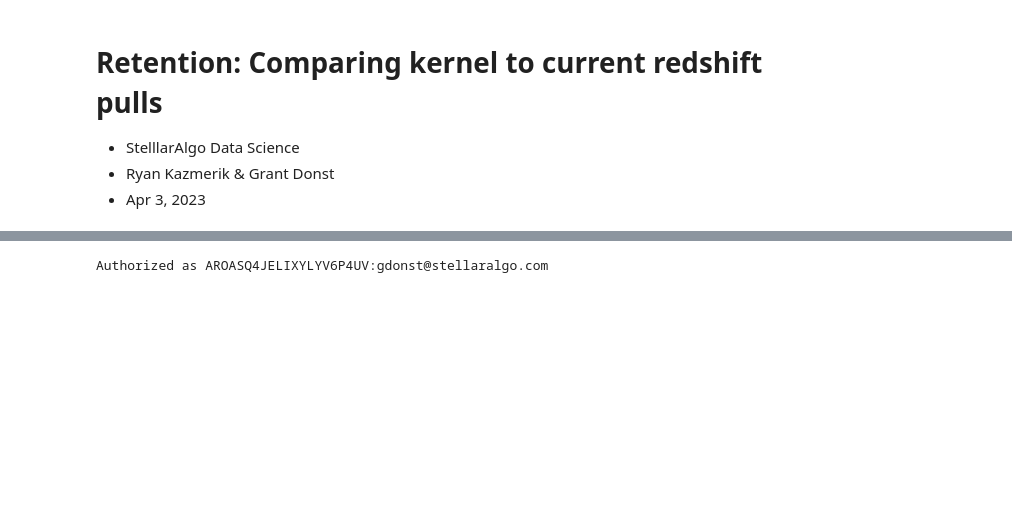
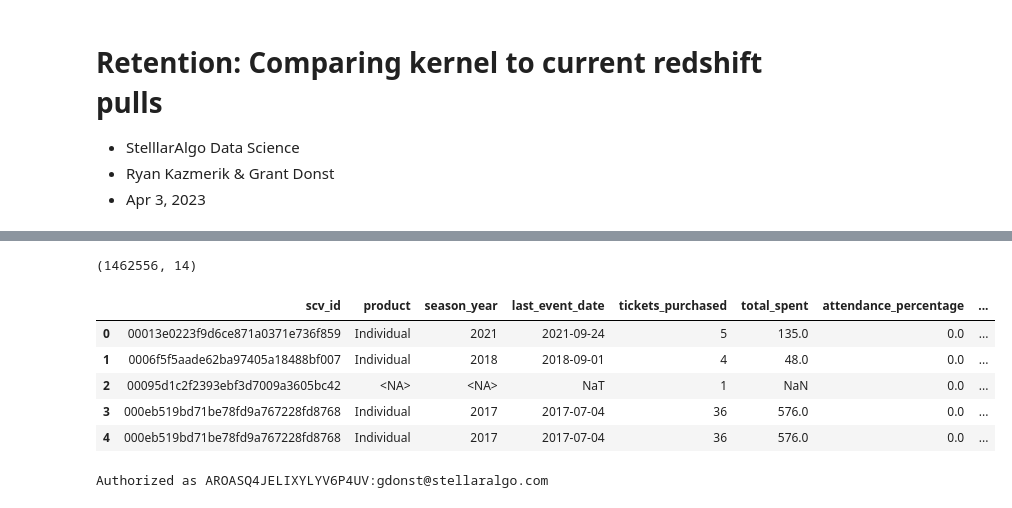
Before and after one commit to ryankazmerik/data-sci, a Jupyter notebook: experiments/Athena Workbench Retention.ipynb, the cells around one changed output, grey strips where cells are left out. Drawn from its saved outputs; the diff is of its cells as text; code cells hidden in the pictures; blank space fills up the shorter version.

```diff
--- a/experiments/Athena Workbench Retention.ipynb
+++ b/experiments/Athena Workbench Retention.ipynb
@@ -117,3 +160,83 @@ df_kernel.shape
+# %%
+df_kernel_2 = wr.athena.read_sql_query(
+    boto3_session= SESSION,
+    ctas_approach= False,
+    database= DATABASE,
+    s3_output= S3_BUCKET,
+    sql= """ with
+        customers as (
+            select scv_id, distance_to_venue, min(purchased_at) as first_purchase_date
+            from integrations_ds_milb_aviators.cohort_ticketing
+            group by scv_id, distance_to_venue
+        ),
+        tickets as (
+            select
+                scv_id,
+                product,
+                season_year,
+                event_date,
+                price,
+                game_number,
+                filter(scans, x -> x.account_id = account_id and x.is_valid) as owner_scans
+            from integrations_ds_milb_aviators.cohort_ticketing
+        ),
+        games as (
+            select
+                *,
+                lead(game_number, 1) over (partition by scv_id, product, season_year order by game_number) as next_game_number
+            from (
+                select distinct
+                    scv_id,
+                    product,
+                    season_year,
+                    game_number,
+                    first_value(game_number) over (partition by product, season_year order by game_number desc) as max_game_number
+                from tickets
+            )
+            where game_number is not null
+        ),
+        seasons as (
+            select
+                t.scv_id,
+                t.product,
+                t.season_year,
+                max(t.event_date) as last_event_date,
+                count(*) as tickets_purchased,
+                sum(t.price) as total_spent,
+                (1.0 * sum(case when t.owner_scans is not null and cardinality(t.owner_scans) > 1 then 1 else 0 end)) / count(*) as attendance_percentage,
+                max(case when t.owner_scans is not null and cardinality(t.owner_scans) > 1 then event_date else null end) as last_attendance_date,
+                (lead(count(*), 1) over (partition by t.scv_id order by t.season_year) is not null) as is_next_year_buyer,
+                sum(
+                    case when coalesce(g.next_game_number, g.max_game_number) - g.game_number > 1 then 1 else 0 end
+                ) as consecutive_games_missed
+            from tickets as t
+            left join games as g on t.scv_id = g.scv_id and t.season_year = g.season_year and t.product = g.product
+            group by t.scv_id, t.product, t.season_year
+        )
+
+        select
+            s.*,
+            date_diff('day', c.first_purchase_date, s.last_event_date) as tenure,
+            date_diff('day', s.last_event_date, localtimestamp) as recency,
+            c.distance_to_venue,
+            c.first_purchase_date
+        from seasons as s
+        left join games as g on s.scv_id = g.scv_id and s.season_year = g.season_year and s.product = s.product
+        left join customers as c on s.scv_id = c.scv_id
+    """
+)
+df_kernel_2.shape
+# %% [output]
+(1462556, 14)
+# %%
+df_kernel_2.head(5)
+# %% [output]
+|  | scv_id | product | season_year | last_event_date | tickets_purchased | total_spent | attendance_percentage | ... |
+| 0 | 00013e0223f9d6ce871a0371e736f859 | Individual | 2021 | 2021-09-24 | 5 | 135.0 | 0.0 | ... |
+| 1 | 0006f5f5aade62ba97405a18488bf007 | Individual | 2018 | 2018-09-01 | 4 | 48.0 | 0.0 | ... |
+| 2 | 00095d1c2f2393ebf3d7009a3605bc42 | <NA> | <NA> | NaT | 1 | NaN | 0.0 | ... |
+| 3 | 000eb519bd71be78fd9a767228fd8768 | Individual | 2017 | 2017-07-04 | 36 | 576.0 | 0.0 | ... |
+| 4 | 000eb519bd71be78fd9a767228fd8768 | Individual | 2017 | 2017-07-04 | 36 | 576.0 | 0.0 | ... |
 # %%
 df_redshift = redshift_tools.get_retention_dataset(
     cluster = "prod-app",
```
Also changed, not shown: parts of 8 cells of this notebook.
